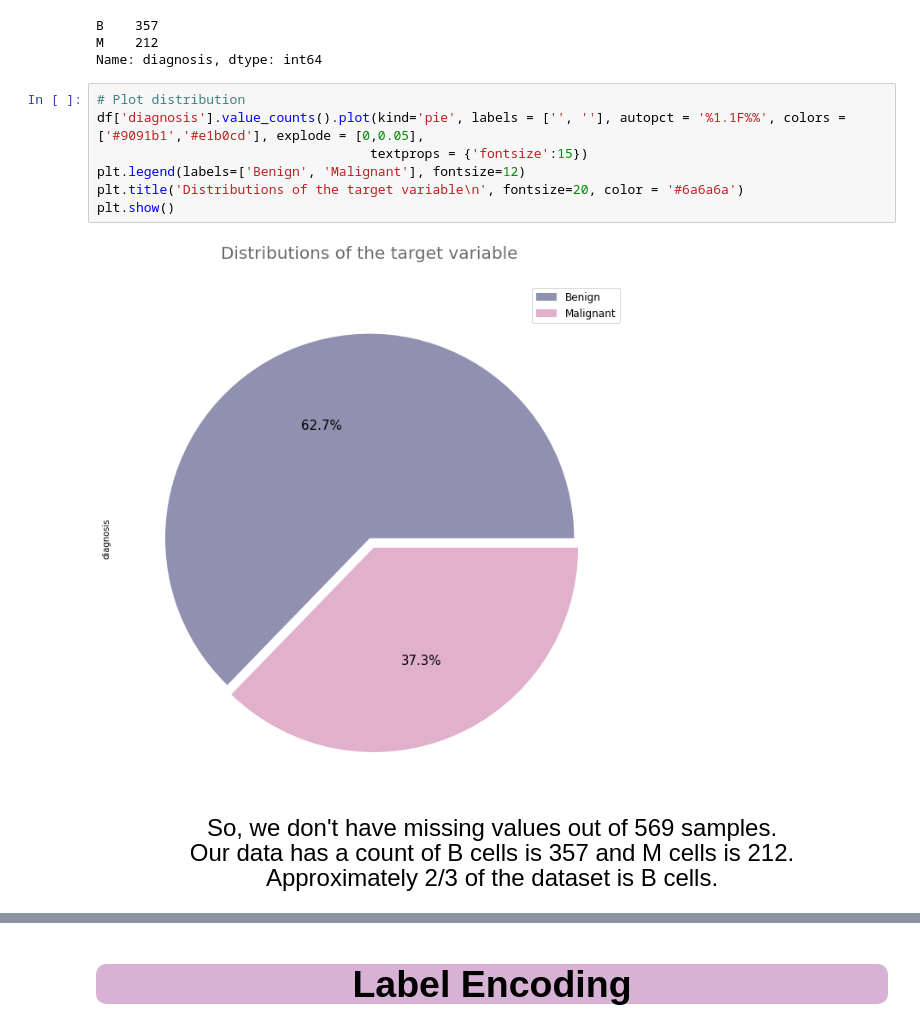
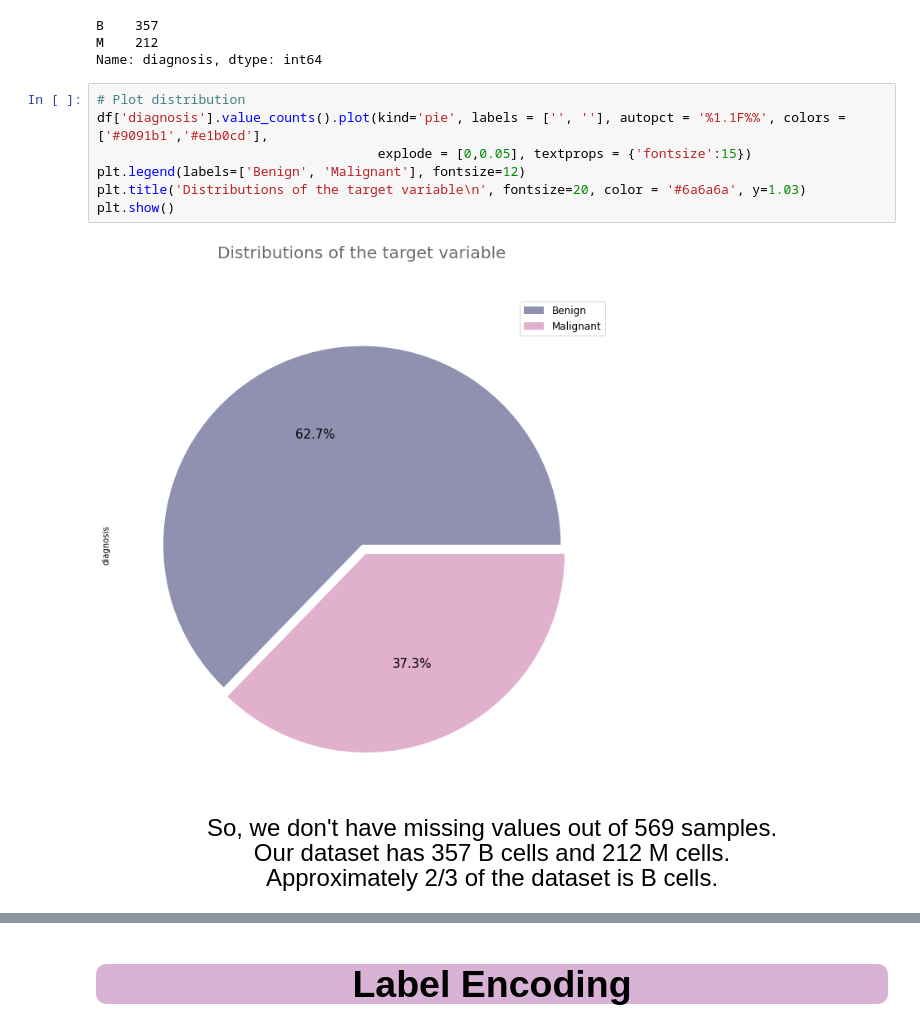
Before and after one commit to vainero/Breast-Cancer-Diagnosis, a Jupyter notebook: breast-cancer-diagnosis-logistic-regression.ipynb, the cells around one changed output, grey strips where cells are left out. Cells and saved outputs as stored; diff of their text form.

Commit message:
Kaggle Notebook | Breast Cancer Diagnosis - Logistic Regression  | Version 7

```diff
--- a/breast-cancer-diagnosis-logistic-regression.ipynb
+++ b/breast-cancer-diagnosis-logistic-regression.ipynb
@@ -71,13 +71,13 @@ M    212
 Name: diagnosis, dtype: int64
 # %%
 # Plot distribution
-df['diagnosis'].value_counts().plot(kind='pie', labels = ['', ''], autopct = '%1.1F%%', colors = ['#9091b1','#e1b0cd'], explode = [0,0.05],
-                                   textprops = {'fontsize':15})
+df['diagnosis'].value_counts().plot(kind='pie', labels = ['', ''], autopct = '%1.1F%%', colors = ['#9091b1','#e1b0cd'],
+                                    explode = [0,0.05], textprops = {'fontsize':15})
 plt.legend(labels=['Benign', 'Malignant'], fontsize=12)
-plt.title('Distributions of the target variable\n', fontsize=20, color = '#6a6a6a')
+plt.title('Distributions of the target variable\n', fontsize=20, color = '#6a6a6a', y=1.03)
 plt.show()
 # %% [output]
-[figure, old version]
+[figure, new version]
 # %% [markdown]
 <p style="margin: 0cm 0cm 10pt; line-height: 115%; font-size: 15px; font-family: Calibri, sans-serif; text-align: center;"><span style='font-size: 24px; line-height: 115%; color: black; font-family: "Times New Roman", Times, serif;'>So, we don't have missing values out of 569 samples.
-<br> Our data has a count of B cells is 357 and M cells is 212. <br>Approximately 2/3 of the dataset is B cells.<br> </span></p>
+<br>Our dataset has 357 B cells and 212 M cells.<br>Approximately 2/3 of the dataset is B cells.<br> </span></p>
```
Also changed, not shown: parts of 6 cells of this notebook.
